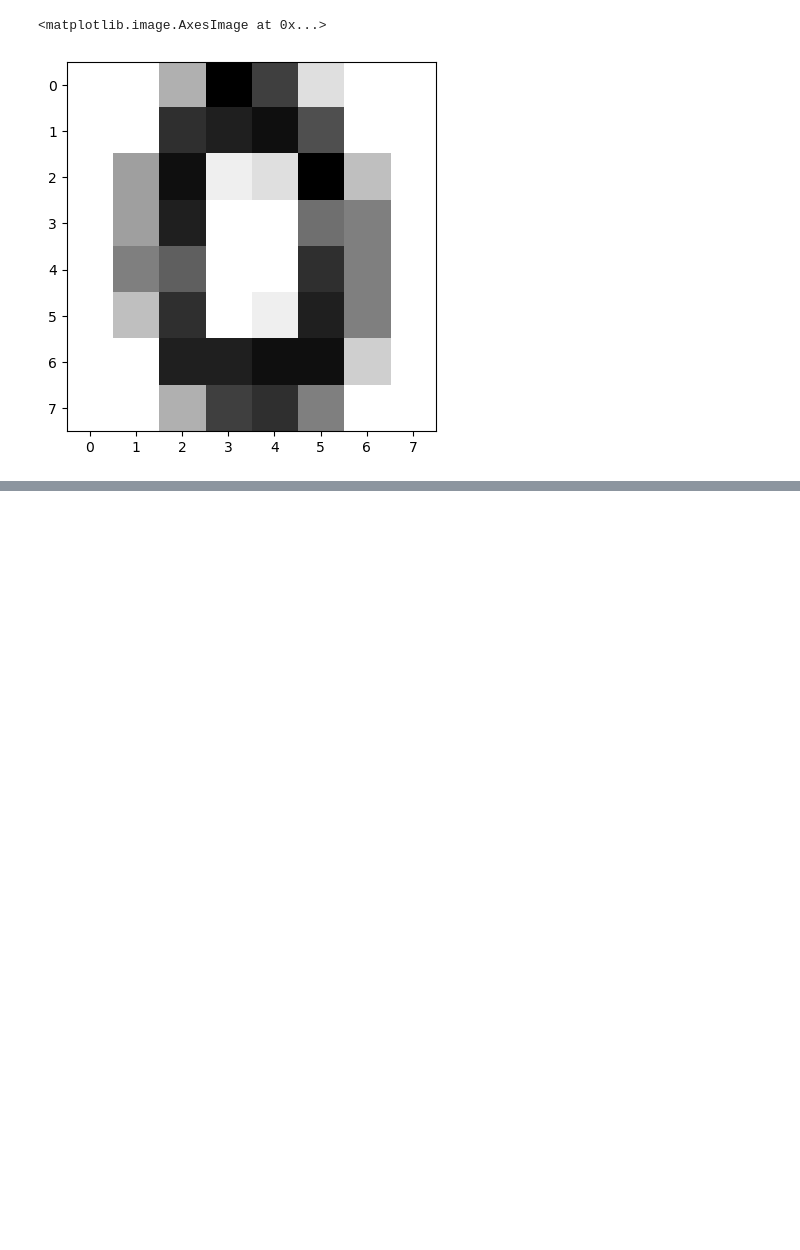
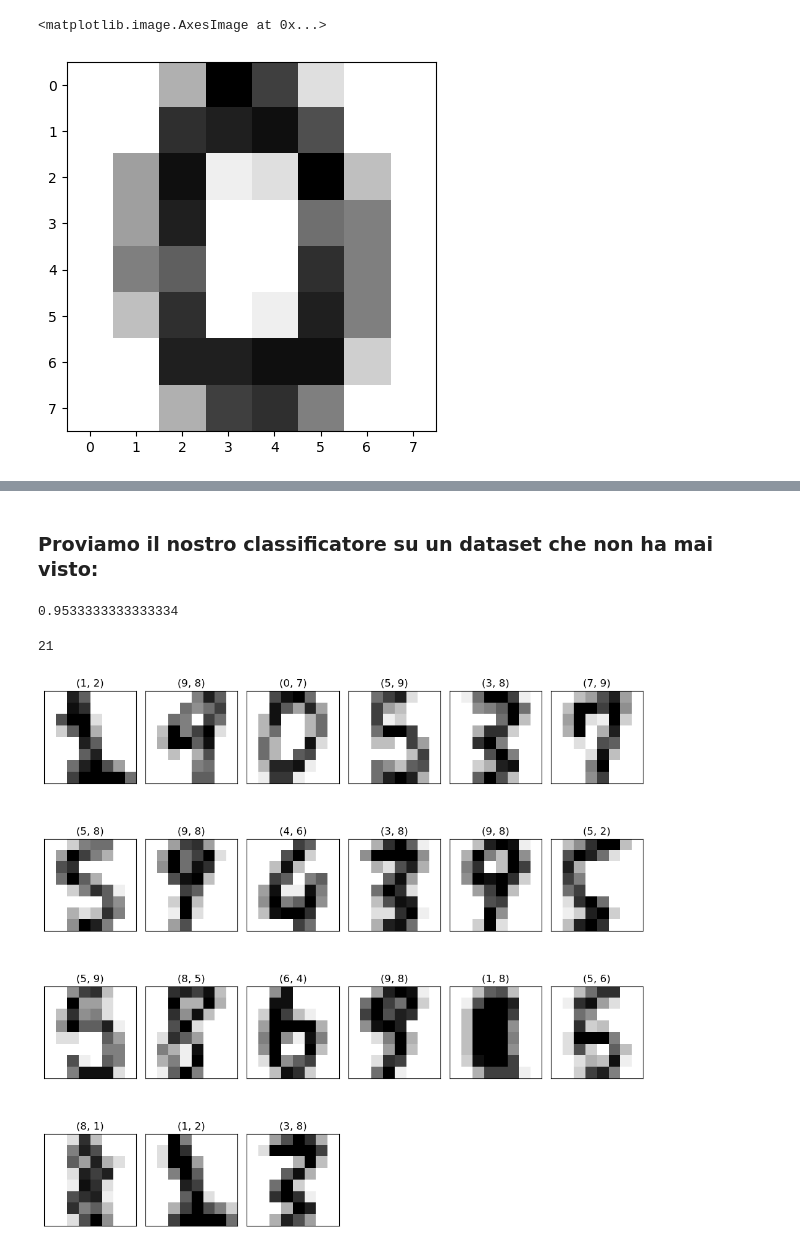
Before and after one commit to SBino01/AI_DS-first_project, a Jupyter notebook: Lezione4/mnist.ipynb, the cells around one changed output, grey strips where cells are left out. Cells and saved outputs as stored; diff of their text form; code cells hidden in the pictures; blank space fills up the shorter version.

```diff
--- a/Lezione4/mnist.ipynb
+++ b/Lezione4/mnist.ipynb
@@ -367,0 +376,6 @@ Name: 682, dtype: int32
+# %%
+from sklearn.linear_model import SGDClassifier
+
+sgd_classifier = SGDClassifier(random_state=SEED)
+
+sgd_classifier.fit(X_train, y_train)
@@ -367,0 +413,22 @@ Name: 682, dtype: int32
+# %% [markdown]
+### Proviamo il nostro classificatore su un dataset che non ha mai visto:
+# %%
+y_test_predicted = sgd_classifier.predict(X_test)
+
+sgd_classifier.score(X_test, y_test)
+# %% [output]
+0.9533333333333334
+# %%
+y_failed = y_test[y_test != y_test_predicted] #dati reali che l'algoritmo ha sbagliato
+y_failed_predicted = y_test_predicted[y_test != y_test_predicted] #dati predetti cannati
+X_test_failed =X_test[y_test != y_test_predicted] #dig.data dei dati cannati
+# %%
+X_test_failed.shape[0]
+# %% [output]
+21
+# %%
+failed_images = X_test_failed.reshape(21,8,8)
+# %%
+show_multiple_img(failed_images, zip(y_failed, y_failed_predicted))
+# %% [output]
+[figure, added]
```
Also changed, not shown: parts of 62 cells of this notebook.
